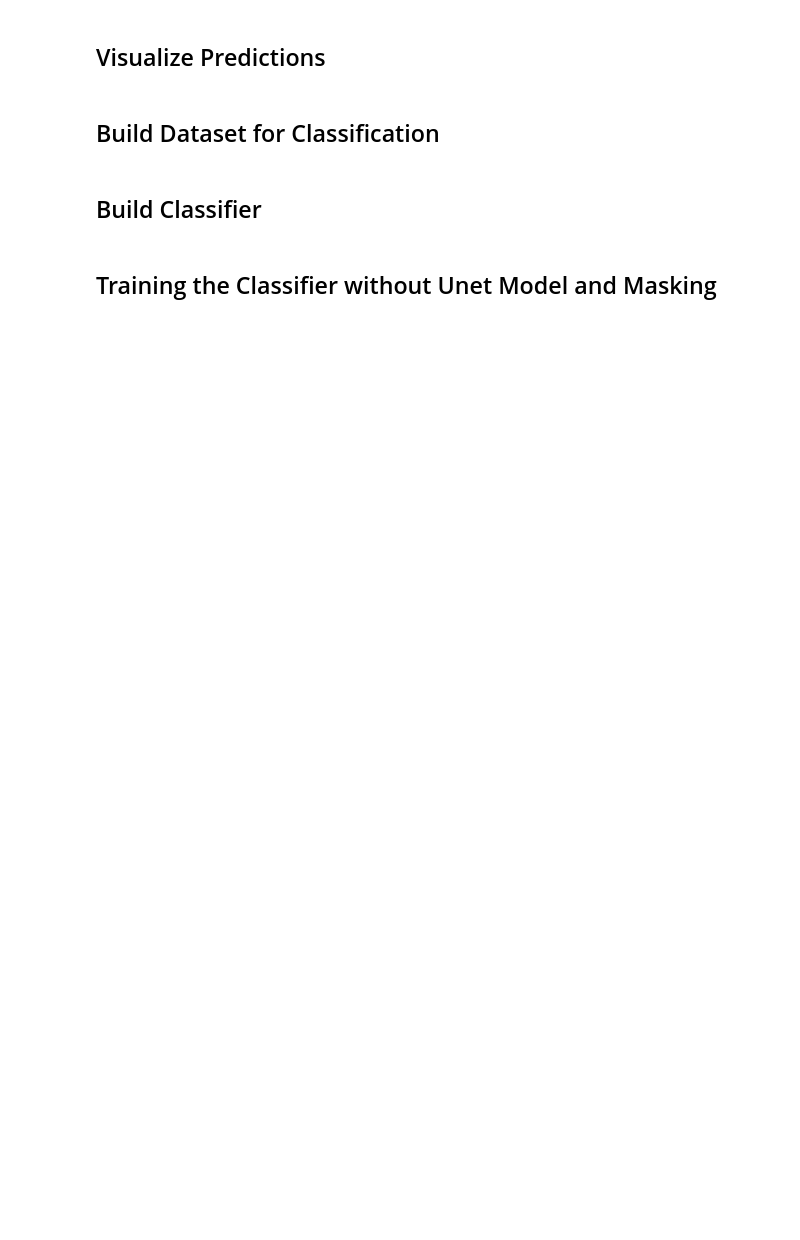
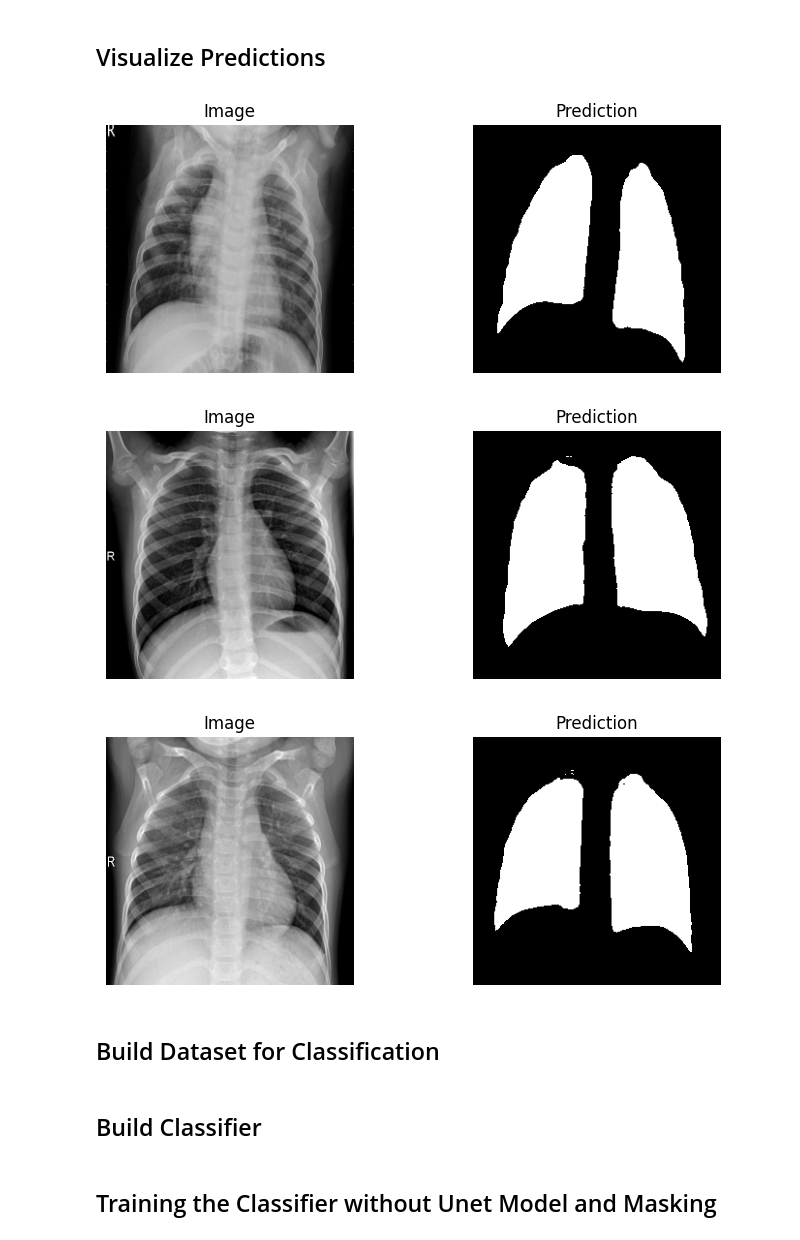
Before and after one commit to derivativeofand/DataQuest2026, a Jupyter notebook: dataquest-segmentation-model.ipynb, the cells around one changed output. Cells and saved outputs as stored; diff of their text form; code cells hidden in the pictures; blank space fills up the shorter version.

```diff
--- a/dataquest-segmentation-model.ipynb
+++ b/dataquest-segmentation-model.ipynb
@@ -329,41 +516,34 @@ for epoch in range(num_epochs):
 # %%
 import matplotlib.pyplot as plt
 
 model.load_state_dict(torch.load("/kaggle/input/datasets/junyongha/best-unet/best_unet.pth", map_location=device))
 model.eval()
 
-images, masks = next(iter(val_loader))
+images, labels = next(iter(val_loader))
 images = images.to(device)
-masks = masks.to(device)
 
 with torch.no_grad():
-    logits = model(images)
-    preds = (torch.sigmoid(logits) > 0.5).float()
+    preds = (torch.sigmoid(model(images)) > 0.5).float()
 
 images = images.cpu()
-masks = masks.cpu()
 preds = preds.cpu()
 
 for i in range(min(3, len(images))):
-    plt.figure(figsize=(10, 3))
-
-    plt.subplot(1, 3, 1)
+    plt.figure(figsize=(8, 3))
+    plt.subplot(1, 2, 1)
     plt.imshow(images[i].squeeze(0), cmap="gray")
     plt.title("Image")
     plt.axis("off")
-
-    plt.subplot(1, 3, 2)
-    plt.imshow(masks[i].squeeze(0), cmap="gray")
-    plt.title("Ground Truth")
-    plt.axis("off")
-
-    plt.subplot(1, 3, 3)
+    plt.subplot(1, 2, 2)
     plt.imshow(preds[i].squeeze(0), cmap="gray")
     plt.title("Prediction")
     plt.axis("off")
-
     plt.tight_layout()
     plt.show()
+# %% [output]
+[figure, added]
+[figure, added]
+[figure, added]
 # %% [markdown]
 ## Build Dataset for Classification
 # %%
```
Also changed, not shown: parts of 22 cells of this notebook.
